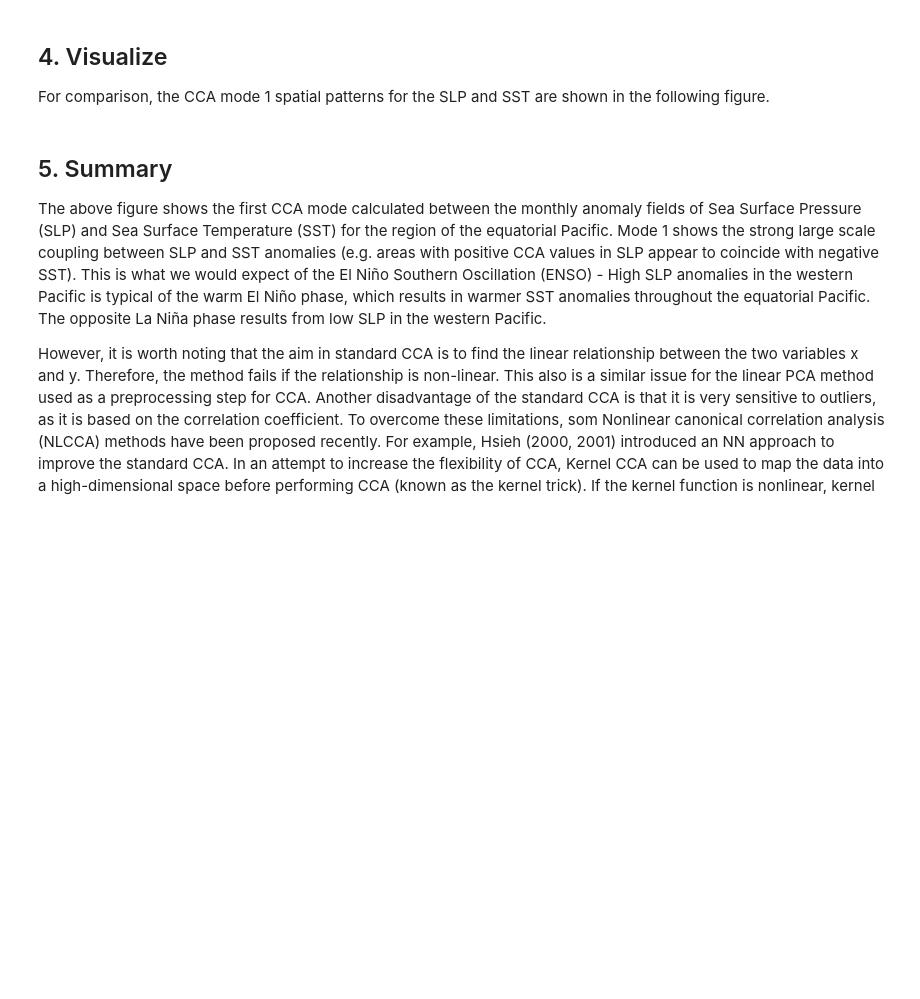
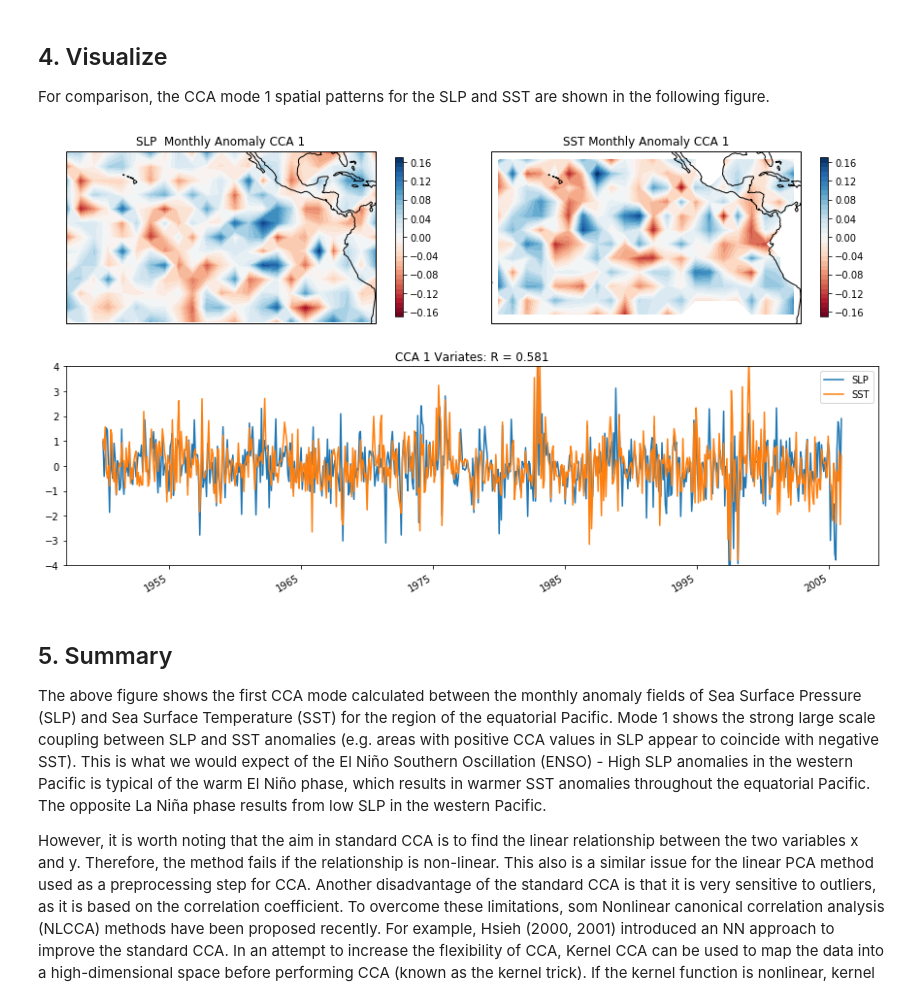
Before and after one commit to cubazis/inno_hdda_fall, a Jupyter notebook: labs/lab4/Demo.ipynb, the cells around one changed output. Saved outputs shown, nothing was run; the diff lists cells and outputs as text; code cells hidden in the pictures; blank space fills up the shorter version.

```diff
--- a/labs/lab4/Demo.ipynb
+++ b/labs/lab4/Demo.ipynb
@@ -24,8 +24,6 @@ import datetime as dt
 import matplotlib.pyplot as plt
 import matplotlib.dates as mdates
 import matplotlib.gridspec as gridspec
-
-plt.rcParams['figure.figsize'] = (15,9)
 # %% [markdown]
 ## 2. Load Data
 
@@ -37,7 +35,7 @@ Raw SLP and SST are converted to monthly anomalies
 # %% [markdown]
 ### 2.1 SLP
 # %%
-ds1 = xr.open_dataset('data\slp.mnmean.hadslp2.nc')
+ds1 = xr.open_dataset('data/slp.mnmean.nc')
 slp = ds1.slp.sel(lat=slice(30, -30), lon=slice(180, 290), time=slice('1950-01-01','2005-12-31'))
 lon_slp = ds1.lon.sel(lon=slice(180, 290))
 lat_slp = ds1.lat.sel(lat=slice(30, -30))
@@ -51,7 +49,7 @@ slp_anom = slp.groupby('time.month') - slp_clm
 # %% [markdown]
 ### 2.2 SST
 # %%
-ds2 = xr.open_dataset('data\sst.mon.anom.kaplan.nc')
+ds2 = xr.open_dataset('data/sst.mon.anom.nc')
 #sst_anom = ds2.sst.sel(lat=slice(30, -30), lon=slice(180, 290), time=slice('1950-01-01','2004-12-31'))
 sst_anom = ds2.sst.sel(lat=slice(-30, 30), lon=slice(180, 290), time=slice('1950-01-01','2005-12-31'))
 lat_sst = ds2.lat.sel(lat=slice(-30, 30))
@@ -119,7 +121,7 @@ BB = BB.reshape([nrow_sst,ncol_sst], order='F')
 
 For comparison, the CCA mode 1 spatial patterns for the SLP and SST are shown in the following figure.
 # %%
-fig = plt.figure()
+fig = plt.figure(figsize=(15,9))
 gs = gridspec.GridSpec(2, 2)
 gs.update(wspace=0.1, hspace=0.15)
 levels = np.arange(-0.17, 0.171, 0.01)
@@ -137,33 +139,35 @@ ax1.coastlines()
 ax1.set_global()
 ax1.set_extent([-180, -70, -19, 19])
 ax1.set_title('SLP  Monthly Anomaly CCA 1')
 
 # plot SST Monthly Anomaly CCA 1
 ax2 = fig.add_subplot(gs[0,1], projection=ccrs.PlateCarree())
 x2, y2 = np.meshgrid(lon_sst, lat_sst)
 cs2 = ax2.contourf(x2, y2, BB,
                         levels=levels,
                         transform=ccrs.PlateCarree(),
                         cmap='RdBu')
 
 cb2=fig.colorbar(cs2, ax=ax2, shrink=0.8, aspect=20)
 ax2.coastlines()
 ax2.set_global()
 ax2.set_extent([-180, -70, -19, 19])
 ax2.set_title('SST Monthly Anomaly CCA 1')
 
 # plot CCA 1 Variates
 ax3 = fig.add_subplot(gs[1,:])
 ax3.plot(dates, slp_c[:,0], label='SLP')
 ax3.plot(dates, sst_c[:,0], label='SST')
 r = np.corrcoef(slp_c[:,0], sst_c[:,0])[0, 1]
 ax3.set_title('CCA 1 Variates: R = ' + str(round(r,3)))
 ax3.legend()
 ax3.set_ylim([-4,4])
 
 ax3.format_xdata = mdates.DateFormatter('%Y')
 #ax3.grid(True)
 fig.autofmt_xdate()
+# %% [output]
+[figure, added]
 # %% [markdown]
 ## 5. Summary
 
```
Also changed, not shown: parts of 2 cells of this notebook, 3 other files.
